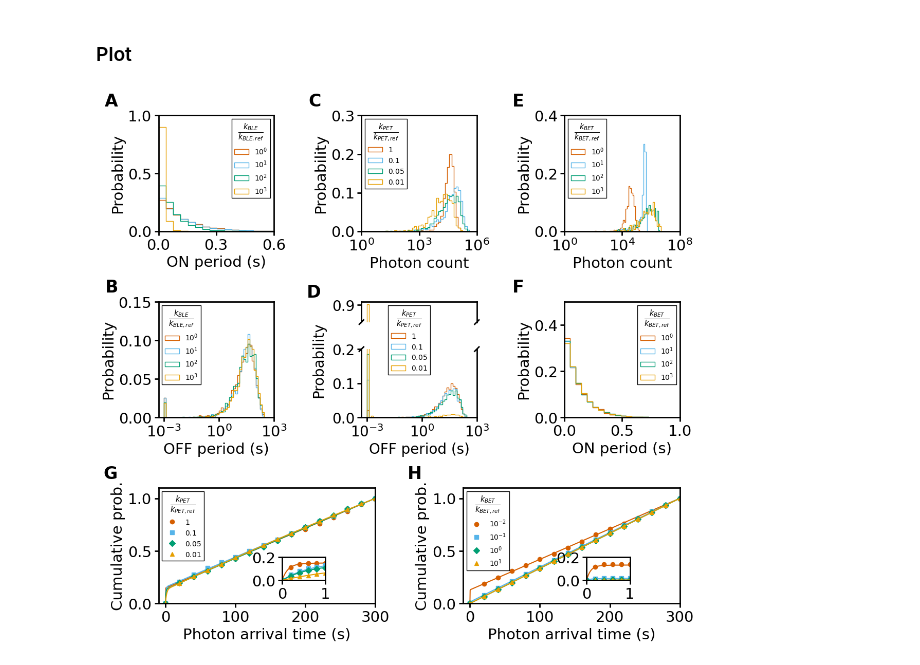
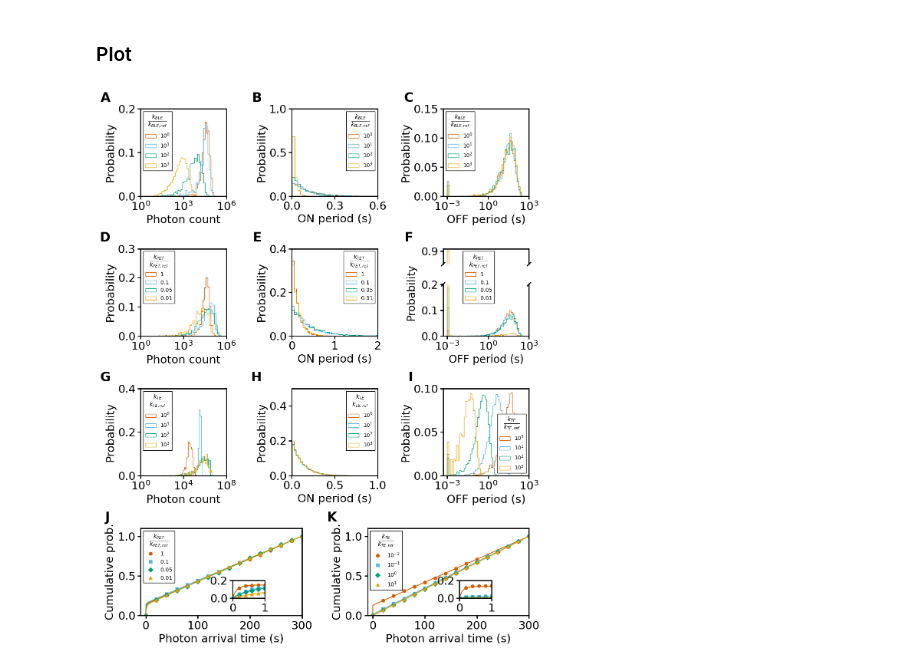
Before and after one commit to super-resolution/Fluopy, a Jupyter notebook: notebooks/Chapter I/Supplement Figure 2/fingerprint_1f_suppl.ipynb, the cells around one changed output. Saved outputs shown, nothing was run; the diff lists cells and outputs as text; code cells hidden in the pictures.

```diff
--- a/notebooks/Chapter I/Supplement Figure 2/fingerprint_1f_suppl.ipynb
+++ b/notebooks/Chapter I/Supplement Figure 2/fingerprint_1f_suppl.ipynb
@@ -374,37 +374,53 @@ from matplotlib import rcParams
 from brokenaxes import brokenaxes
 
 rcParams['axes.linewidth'] = 2
-gs = plt.GridSpec(3, 6)
-fig = plt.figure(figsize=(12, 11))
+gs = plt.GridSpec(4, 6)
+fig = plt.figure(figsize=(12, 14.7))
+
 
 ax1 = fig.add_subplot(gs[0, 0:2])
 labels1 = [r'$10^{0}$', r'$10^{1}$', r'$10^{2}$', r'$10^{3}$']
 legendtitle1 = r'$\frac{k_{BLE}}{k_{BLE,ref}}$'
-fi.universal_figure(type_='hist', data=list(reversed(ON_periods_A)), axes=ax1, density=False,
+fi.universal_figure(type_='hist', data=list(reversed(total_photons_A)), axes=ax1, density=False, histtype='step',
+                    label=list(reversed(labels1)), color=list(reversed(colors)), alpha=1, weights=list(reversed(weights_photons_A)), xscale='log',
+                    bins=log_bins_photons_A, ylim=[0, 0.2], xlim=[1e0, 1e6],
+                    ylabel='Probability', xlabel='Photon count',
+                    legend=True, legendargs=dict(title=legendtitle1, framealpha=1, edgecolor='black', fancybox=False,
+                                                 title_fontsize=15))
+
+ax2 = fig.add_subplot(gs[0, 2:4])
+fi.universal_figure(type_='hist', data=list(reversed(ON_periods_A)), axes=ax2, density=False,
                     label=list(reversed(labels1)), color=list(reversed(colors)), alpha=1, weights=list(reversed(weights_ON_A)),
-                    ylabel='Probability', xlabel='ON period (s)', histtype='step', bins=30, xticks=[0, 0.3, 0.6],
+                    ylabel='Probability', xlabel='ON period (s)', histtype='step', bins=60, xticks=[0, 0.3, 0.6],
                     legend=True, legendargs=dict(title=legendtitle1, framealpha=1, edgecolor='black', fancybox=False,
                                                  title_fontsize=15), ylim=[0, 1], xlim=[0, 0.6])
 
-ax2 = fig.add_subplot(gs[1, 0:2])
-fi.universal_figure(type_='hist', data=list(reversed(OFF_periods_A)), axes=ax2, density=False, histtype='step',
+ax3 = fig.add_subplot(gs[0, 4:6])
+fi.universal_figure(type_='hist', data=list(reversed(OFF_periods_A)), axes=ax3, density=False, histtype='step',
                     label=list(reversed(labels1)), color=list(reversed(colors)), alpha=1, xscale='log', bins=log_bins_OFF_A,
                     ylabel='Probability', xlabel='OFF period (s)', weights=list(reversed(weights_OFF_A)),
                     legend=True, legendargs=dict(title=legendtitle1, framealpha=1, edgecolor='black', fancybox=False,
                                                  title_fontsize=15), ylim=[0, 0.15], xlim=[5e-4, 1e3],
                                                  xticks=[1e-3, 1e0, 1e3])
 
-ax3 = fig.add_subplot(gs[0, 2:4])
+ax4 = fig.add_subplot(gs[1, 0:2])
 labels3 = [r'$1$', r'$0.1$', r'$0.05$', r'$0.01$']
 legendtitle3 = r'$\frac{k_{PET}}{k_{PET,ref}}$'
-fi.universal_figure(type_='hist', data=list(reversed(total_photons_B)), axes=ax3, density=False, histtype='step',
+fi.universal_figure(type_='hist', data=list(reversed(total_photons_B)), axes=ax4, density=False, histtype='step',
                     label=list(reversed(labels3)), color=list(reversed(colors)), alpha=1, weights=list(reversed(weights_photons_B)), xscale='log',
                     bins=log_bins_photons_B, ylim=[0, 0.3], xlim=[1e0, 1e6],
                     ylabel='Probability', xlabel='Photon count',
                     legend=True, legendargs=dict(title=legendtitle3, framealpha=1, edgecolor='black', fancybox=False,
                                                  title_fontsize=15))
 
-bax = brokenaxes(ylims=((0, 0.2), (0.85, 0.91)), subplot_spec=gs[1, 2:4], despine=False, d=0.005)
+ax5 = fig.add_subplot(gs[1, 2:4])
+fi.universal_figure(type_='hist', data=list(reversed(ON_periods_B)), axes=ax5, density=False,
+                    label=list(reversed(labels3)), color=list(reversed(colors)), alpha=1, weights=list(reversed(weights_ON_B)),
+                    ylabel='Probability', xlabel='ON period (s)', histtype='step', bins=60,
+                    legend=True, legendargs=dict(title=legendtitle3, framealpha=1, edgecolor='black', fancybox=False,
+                                                 title_fontsize=15), ylim=[0, 0.4], xlim=[0, 2])
+
+bax = brokenaxes(ylims=((0, 0.2), (0.85, 0.91)), subplot_spec=gs[1, 4:6], despine=False, d=0.005)
 bax.hist(list(reversed(OFF_periods_B)), density=False, histtype='step', label=list(reversed(labels3)), color=list(reversed(colors)),
          alpha=1, bins=log_bins_OFF_B, weights=list(reversed(weights_OFF_B)))
 bax.set_xscale('log')
@@ -416,49 +432,57 @@ bax.tick_params(labelsize=20, width=2, length=6)
 bax.set_xlim([5e-4, 1e3])
 bax.set_xticks([1e-3, 1e0, 1e3])
 
-ax5 = fig.add_subplot(gs[0, 4:6])
+ax7 = fig.add_subplot(gs[2, 0:2])
 labels5 = [r'$10^{0}$', r'$10^{1}$', r'$10^{2}$', r'$10^{3}$']
-legendtitle5 = r'$\frac{k_{BET}}{k_{BET,ref}}$'
-fi.universal_figure(type_='hist', data=list(reversed(total_photons_C)), axes=ax5, density=False, histtype='step',
+legendtitle5 = r'$\frac{k_{TE}}{k_{TE,ref}}$'
+fi.universal_figure(type_='hist', data=list(reversed(total_photons_C)), axes=ax7, density=False, histtype='step',
                     label=list(reversed(labels5)), color=list(reversed(colors)), alpha=1, weights=list(reversed(weights_photons_C)), xscale='log',
                     bins=log_bins_photons_C, ylim=[0, 0.4], xlim=[1e0, 1e8], xticks=[1e0, 1e4, 1e8],
                     ylabel='Probability', xlabel='Photon count',
                     legend=True, legendargs=dict(title=legendtitle5, framealpha=1, edgecolor='black', fancybox=False,
                                                  title_fontsize=15))
 
-ax6 = fig.add_subplot(gs[1, 4:6])
-fi.universal_figure(type_='hist', data=list(reversed(ON_periods_C)), axes=ax6, density=False,
+ax8 = fig.add_subplot(gs[2, 2:4])
+fi.universal_figure(type_='hist', data=list(reversed(ON_periods_C)), axes=ax8, density=False,
                     label=list(reversed(labels5)), color=list(reversed(colors)), alpha=1, weights=list(reversed(weights_ON_C)),
-                    ylabel='Probability', xlabel='ON period (s)', histtype='step', bins=30,
+                    ylabel='Probability', xlabel='ON period (s)', histtype='step', bins=60,
                     legend=True, legendargs=dict(title=legendtitle5, framealpha=1, edgecolor='black', fancybox=False,
                                                  title_fontsize=15), ylim=[0, 0.5], xlim=[0, 1])
 
-ax7 = fig.add_subplot(gs[2, 0:3])
-labels7 = [r'$1$', r'$0.1$', r'$0.05$', r'$0.01$']
-legendtitle7 = r'$\frac{k_{PET}}{k_{PET,ref}}$'
-plot_figure3(ax7, labels7, fingerprints_all_D, parameters_all_fit_cdf_D, legendtitle7, 1, 0.2, 200)
+ax9 = fig.add_subplot(gs[2, 4:6])
+fi.universal_figure(type_='hist', data=list(reversed(OFF_periods_C)), axes=ax9, density=False, histtype='step',
+                    label=list(reversed(labels5)), color=list(reversed(colors)), alpha=1, xscale='log', bins=log_bins_OFF_C,
+                    ylabel='Probability', xlabel='OFF period (s)', weights=list(reversed(weights_OFF_C)),
+                    legend=True, legendargs=dict(title=legendtitle5, framealpha=1, edgecolor='black', fancybox=False,
+                                                 title_fontsize=15), ylim=[0, 0.1], xlim=[5e-4, 1e3],
+                                                 xticks=[1e-3, 1e0, 1e3])
 
-ax8 = fig.add_subplot(gs[2, 3:])
-labels8 = [r'$10^{-2}$', r'$10^{-1}$', r'$10^{0}$', r'$10^{1}$']
-legendtitle8 = r'$\frac{k_{BET}}{k_{BET,ref}}$'
-plot_figure3(ax8, labels8, fingerprints_all_E, parameters_all_fit_cdf_E, legendtitle8, 1, 0.2, 200)
+ax10 = fig.add_subplot(gs[3, 0:3])
+labels10 = [r'$1$', r'$0.1$', r'$0.05$', r'$0.01$']
+legendtitle10 = r'$\frac{k_{PET}}{k_{PET,ref}}$'
+plot_figure3(ax10, labels10, fingerprints_all_D, parameters_all_fit_cdf_D, legendtitle10, 1, 0.2, 200)
+
+ax11 = fig.add_subplot(gs[3, 3:])
+labels11 = [r'$10^{-2}$', r'$10^{-1}$', r'$10^{0}$', r'$10^{1}$']
+legendtitle11 = r'$\frac{k_{TE}}{k_{TE,ref}}$'
+plot_figure3(ax11, labels11, fingerprints_all_E, parameters_all_fit_cdf_E, legendtitle11, 1, 0.2, 200)
 
 axes = fig.get_axes()
-letters = ['A', 'B', 'C', 'D', 'E', 'F', 'G', 'H']
+letters = ['A', 'B', 'C', 'D', 'E', 'F', 'G', 'H', 'I', 'J', 'K']
 j = 0
 for i, axis in enumerate(axes):
-    if i in [4, 5]:
+    if i in [5, 6]:
         continue
     offset = -0.35
-    if i > 7:
+    if i > 10:
         offset = -0.19
     axis.text(offset, 1.05, letters[j], transform=axis.transAxes, fontsize=24, fontweight='bold', va='bottom', ha='right')
     j += 1
 fig.tight_layout()
 for handle in bax.diag_handles:
     handle.remove()
 bax.draw_diags()
 
 fig.savefig('fingerprint_1f_suppl.png', dpi=300, bbox_inches='tight', pad_inches=0.1)
 # %% [output]
-[figure, old version]
+[figure, new version]
```
Also changed, not shown: 17 other files.
